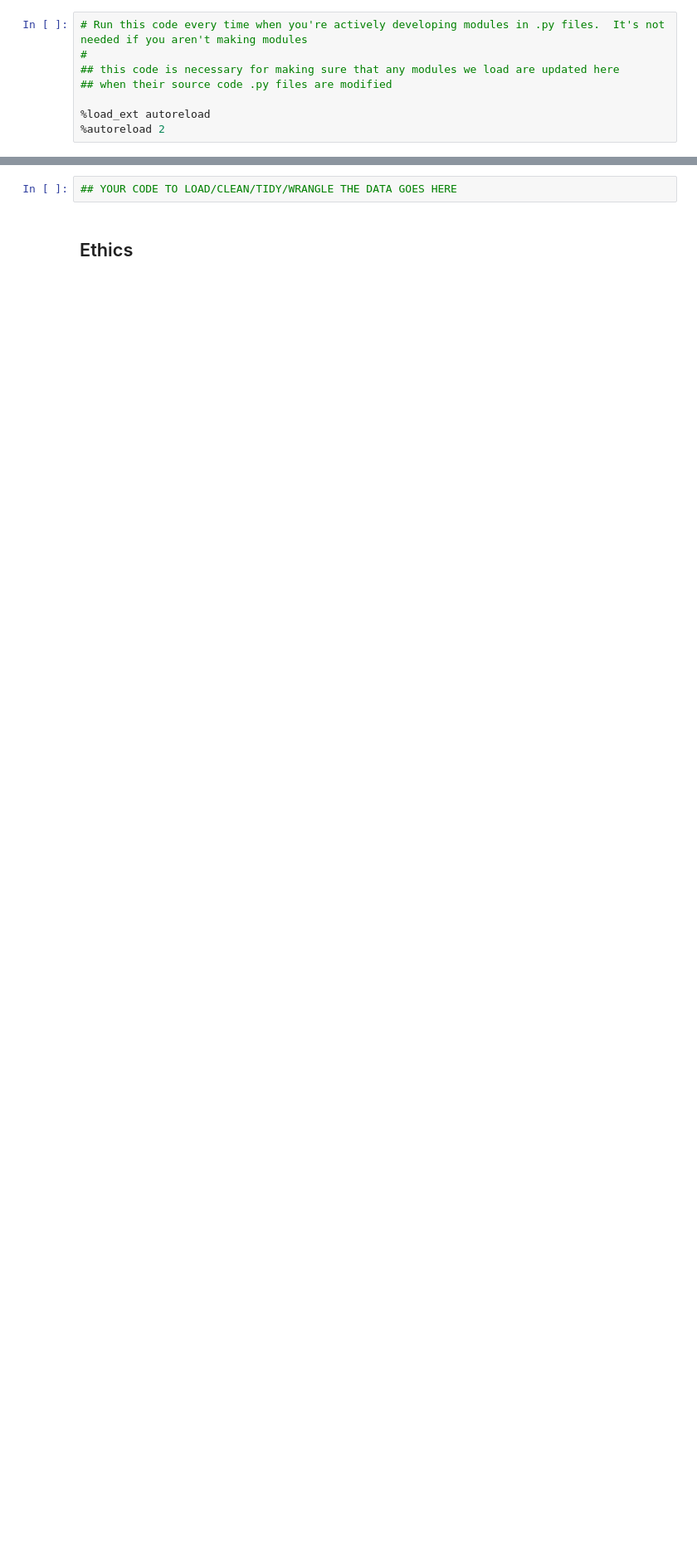
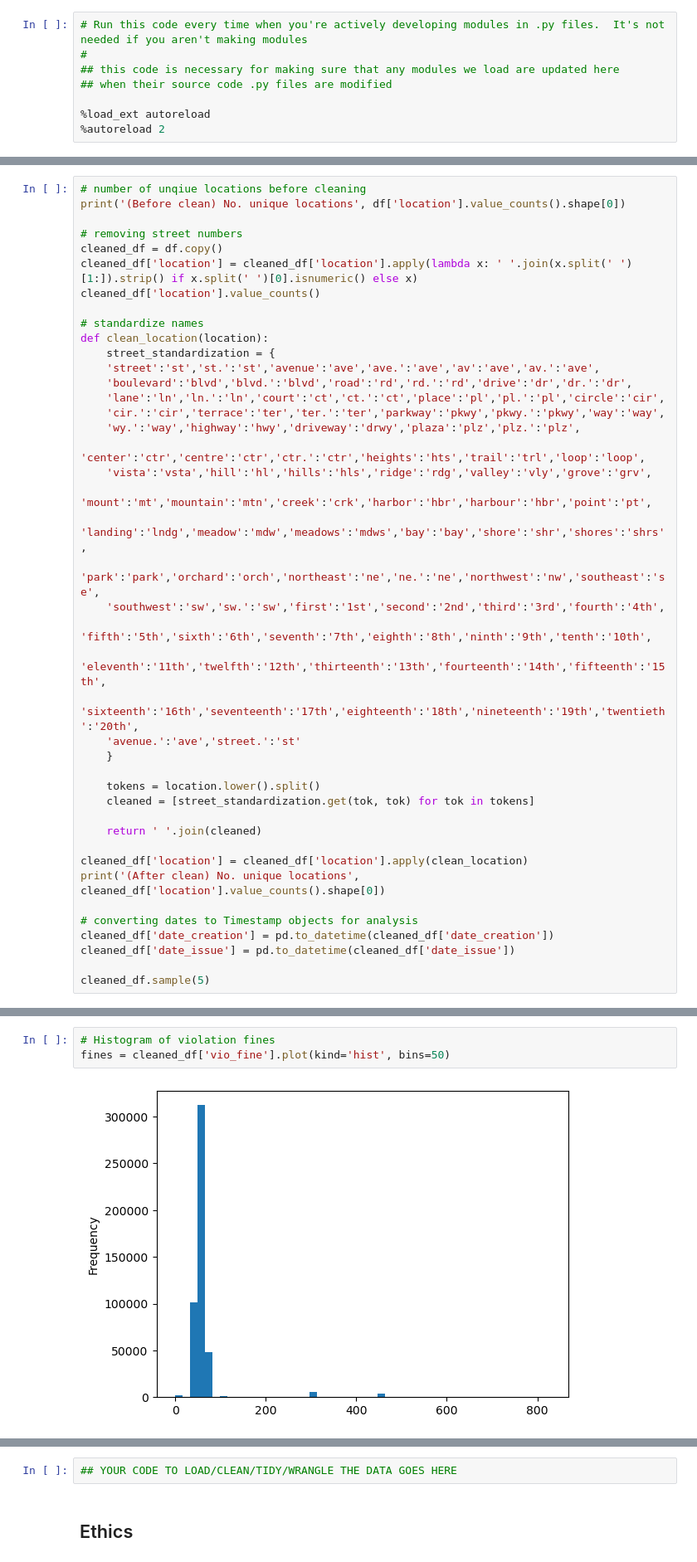
Before and after one commit to tobyzhan/Parking-Citation-Project, a Jupyter notebook: 01-DataCheckpoint.ipynb, the cells around one changed output, grey strips where cells are left out. Shown at 83% size. Saved outputs shown, nothing was run; the diff lists cells and outputs as text; blank space fills up the shorter version.

```diff
--- a/01-DataCheckpoint.ipynb
+++ b/01-DataCheckpoint.ipynb
@@ -131,0 +166,42 @@ Instructions:
+# %%
+# number of unqiue locations before cleaning
+print('(Before clean) No. unique locations', df['location'].value_counts().shape[0])
+
+# removing street numbers
+cleaned_df = df.copy()
+cleaned_df['location'] = cleaned_df['location'].apply(lambda x: ' '.join(x.split(' ')[1:]).strip() if x.split(' ')[0].isnumeric() else x)
+cleaned_df['location'].value_counts()
+
+# standardize names
+def clean_location(location):
+    street_standardization = {
+    'street':'st','st.':'st','avenue':'ave','ave.':'ave','av':'ave','av.':'ave',
+    'boulevard':'blvd','blvd.':'blvd','road':'rd','rd.':'rd','drive':'dr','dr.':'dr',
+    'lane':'ln','ln.':'ln','court':'ct','ct.':'ct','place':'pl','pl.':'pl','circle':'cir',
+    'cir.':'cir','terrace':'ter','ter.':'ter','parkway':'pkwy','pkwy.':'pkwy','way':'way',
+    'wy.':'way','highway':'hwy','driveway':'drwy','plaza':'plz','plz.':'plz',
+    'center':'ctr','centre':'ctr','ctr.':'ctr','heights':'hts','trail':'trl','loop':'loop',
+    'vista':'vsta','hill':'hl','hills':'hls','ridge':'rdg','valley':'vly','grove':'grv',
+    'mount':'mt','mountain':'mtn','creek':'crk','harbor':'hbr','harbour':'hbr','point':'pt',
+    'landing':'lndg','meadow':'mdw','meadows':'mdws','bay':'bay','shore':'shr','shores':'shrs',
+    'park':'park','orchard':'orch','northeast':'ne','ne.':'ne','northwest':'nw','southeast':'se',
+    'southwest':'sw','sw.':'sw','first':'1st','second':'2nd','third':'3rd','fourth':'4th',
+    'fifth':'5th','sixth':'6th','seventh':'7th','eighth':'8th','ninth':'9th','tenth':'10th',
+    'eleventh':'11th','twelfth':'12th','thirteenth':'13th','fourteenth':'14th','fifteenth':'15th',
+    'sixteenth':'16th','seventeenth':'17th','eighteenth':'18th','nineteenth':'19th','twentieth':'20th',
+    'avenue.':'ave','street.':'st'
+    }
+
+    tokens = location.lower().split()
+    cleaned = [street_standardization.get(tok, tok) for tok in tokens]
+
+    return ' '.join(cleaned)
+
+cleaned_df['location'] = cleaned_df['location'].apply(clean_location)
+print('(After clean) No. unique locations', cleaned_df['location'].value_counts().shape[0])
+
+# converting dates to Timestamp objects for analysis
+cleaned_df['date_creation'] = pd.to_datetime(cleaned_df['date_creation'])
+cleaned_df['date_issue'] = pd.to_datetime(cleaned_df['date_issue'])
+
+cleaned_df.sample(5)
@@ -132,3 +226,8 @@ Instructions:
+# %%
+# Histogram of violation fines
+fines = cleaned_df['vio_fine'].plot(kind='hist', bins=50)
+# %% [output]
+[figure, added]
 # %% [markdown]
 ### Dataset #2
 
```
Also changed, not shown: parts of 13 cells of this notebook.
